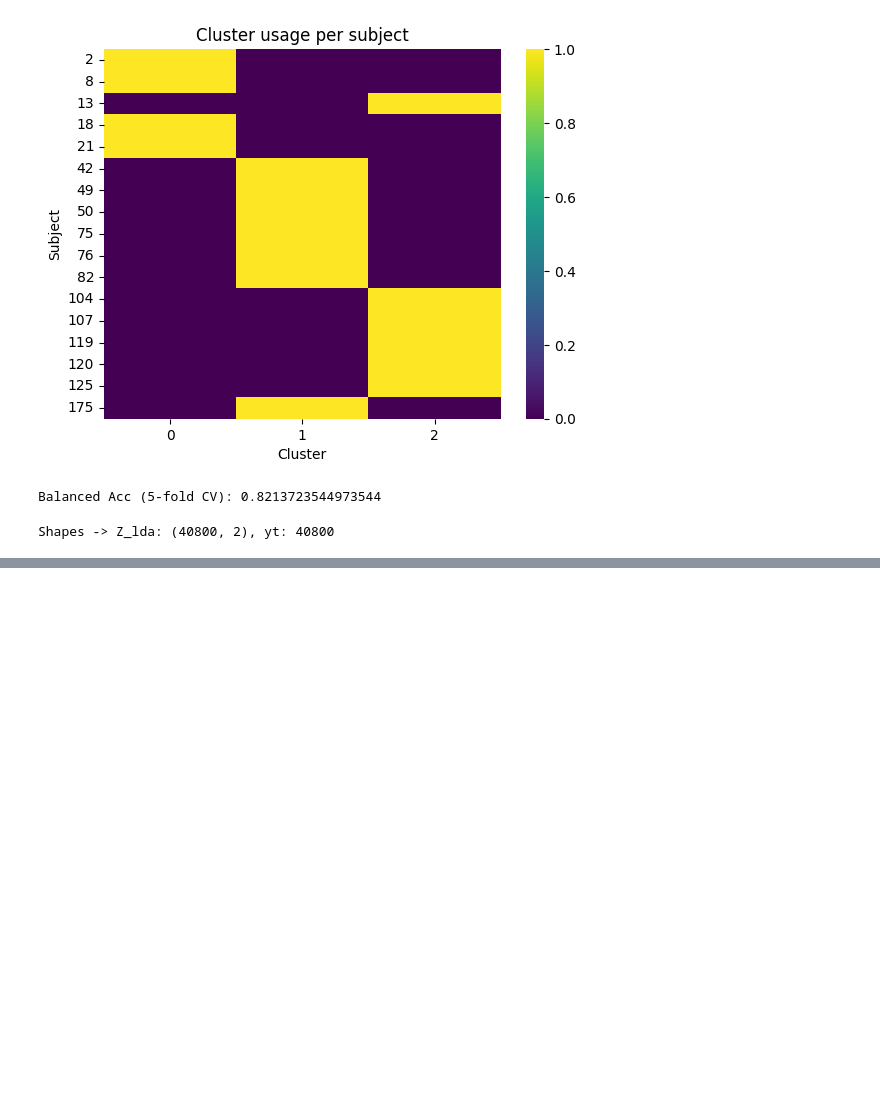
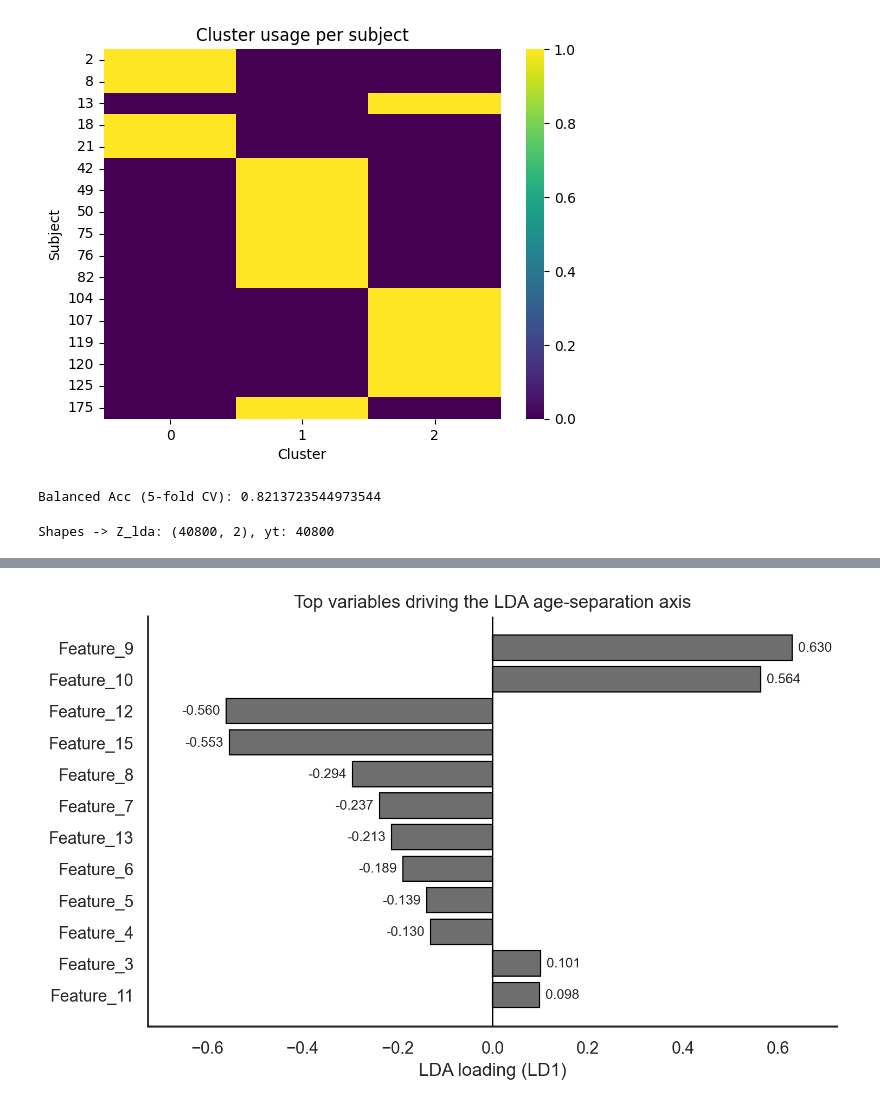
Before and after one commit to carmare13/Gait-Stability, a Jupyter notebook: NoteBooks/LSTM_AEV2.ipynb, the cells around one changed output, grey strips where cells are left out. Drawn from its saved outputs; the diff is of its cells as text; code cells hidden in the pictures; blank space fills up the shorter version.

```diff
--- a/NoteBooks/LSTM_AEV2.ipynb
+++ b/NoteBooks/LSTM_AEV2.ipynb
@@ -3265,0 +1604,81 @@ Top 10 variables que definen el eje de envejecimiento:
+# %%
+# Que variables impulsan esa separacion
+import numpy as np
+import pandas as pd
+import seaborn as sns
+import matplotlib.pyplot as plt
+
+# ----------------------------
+# 1) Pesos del eje discriminante (LD1)
+# ----------------------------
+pesos = lda.scalings_[:, 0]
+
+# nombres de features
+nombres_features = Z_test.columns if hasattr(Z_test, "columns") else [f"Feature_{i}" for i in range(Z_test.shape[1])]
+
+df_pesos = pd.DataFrame({
+    "Feature": nombres_features,
+    "Peso": pesos
+})
+df_pesos["Abs_Peso"] = df_pesos["Peso"].abs()
+df_pesos = df_pesos.sort_values("Abs_Peso", ascending=False)
+
+print("Top 10 variables que definen el eje de envejecimiento (LD1):")
+print(df_pesos.head(10))
+
+# ----------------------------
+# 2) Estética tipo journal
+# ----------------------------
+sns.set_theme(style="white")
+plt.rcParams.update({
+    "figure.dpi": 200,
+    "axes.spines.top": False,
+    "axes.spines.right": False,
+    "axes.linewidth": 1.3,
+    "xtick.major.width": 1.2,
+    "ytick.major.width": 1.2,
+    "font.size": 11
+})
+
+# ----------------------------
+# 3) Plot top-k
+# ----------------------------
+top_k = 12  # cambia a 10 si quieres exacto
+top = df_pesos.head(top_k).copy()
+
+# Para que la más importante quede arriba:
+top = top.iloc[::-1].reset_index(drop=True)
+
+fig, ax = plt.subplots(figsize=(7.6, 4.8))
+
+# Paleta gris (coherente con tu estilo)
+bar_color = "#6E6E6E"
+
+ax.barh(top["Feature"], top["Peso"], color=bar_color, edgecolor="black", linewidth=0.8)
+
+# Línea en cero
+ax.axvline(0, color="black", linewidth=1.0)
+
+# Labels
+ax.set_xlabel("LDA loading (LD1)")
+ax.set_ylabel("")
+ax.set_title("Top variables driving the LDA age-separation axis")
+
+# Anotar valores al final de cada barra (formato corto)
+xmax = np.max(np.abs(top["Peso"].values))
+pad = 0.02 * xmax if xmax > 0 else 0.01
+
+for y, (feat, w) in enumerate(zip(top["Feature"], top["Peso"])):
+    # colocar texto a la derecha si w>0, a la izquierda si w<0
+    if w >= 0:
+        ax.text(w + pad, y, f"{w:.3f}", va="center", ha="left", fontsize=9)
+    else:
+        ax.text(w - pad, y, f"{w:.3f}", va="center", ha="right", fontsize=9)
+
+# Limites con margen (para que quepan anotaciones)
+ax.set_xlim(-1.15*xmax, 1.15*xmax)
+
+sns.despine()
+plt.tight_layout()
+plt.show()
+# %% [output]
@@ -3265,0 +1697 @@ Top 10 variables que definen el eje de envejecimiento:
+[figure, added]
```
Also changed, not shown: parts of 82 cells of this notebook, 3 other files.
